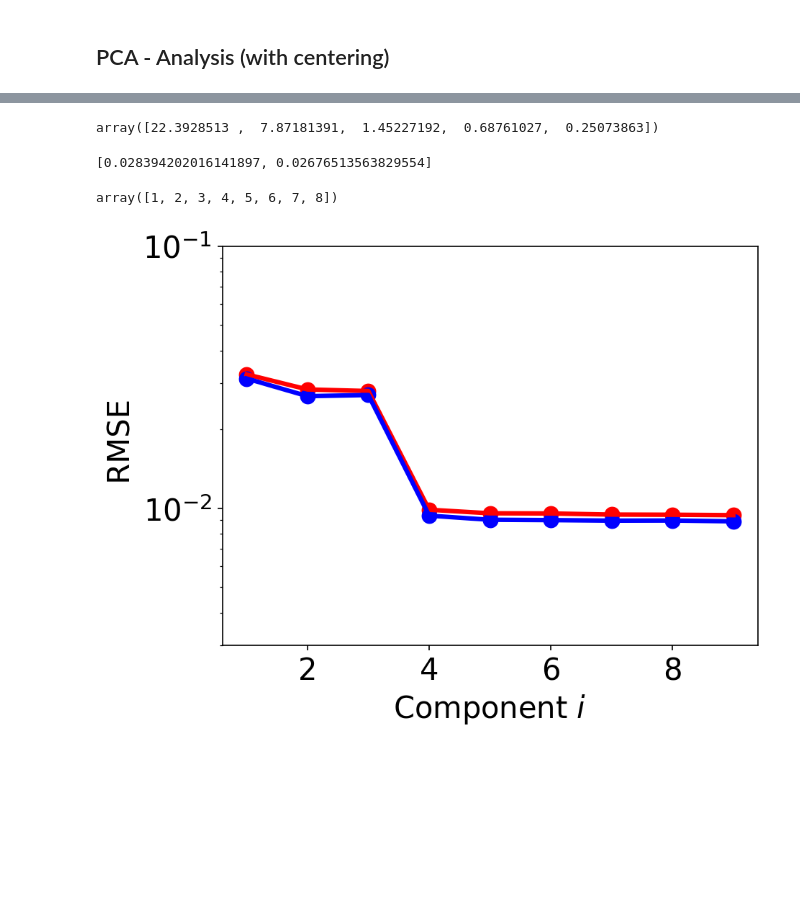
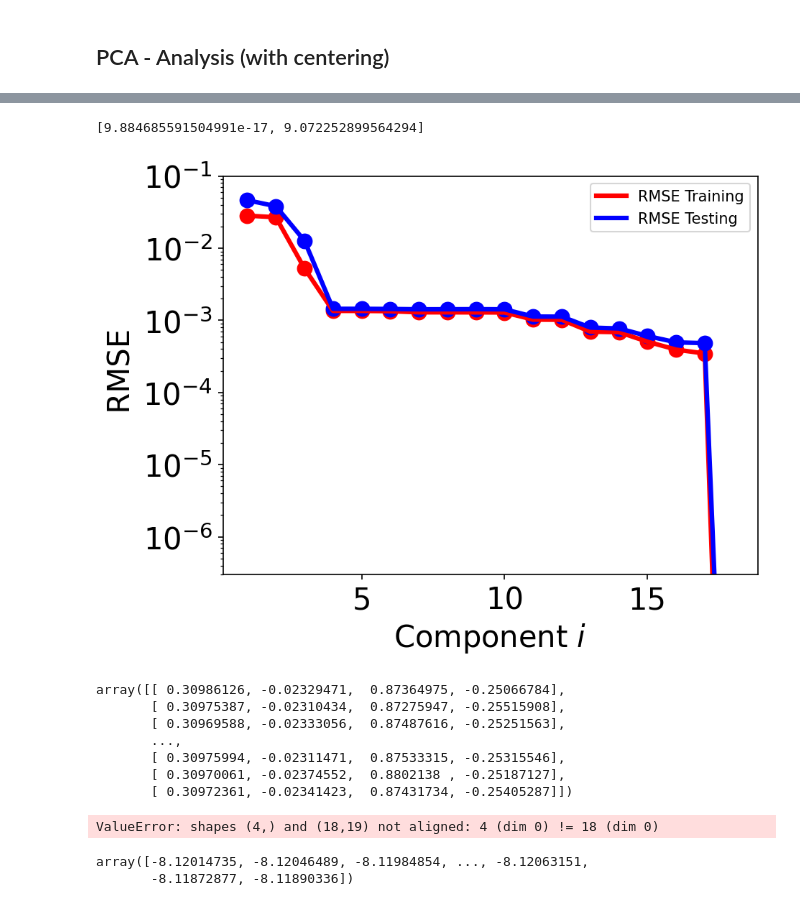
Before and after one commit to ascsn/ModelOrthogonalization, a Jupyter notebook: ToyExample/toymodelsExperiments.ipynb, the cells around one changed output, grey strips where cells are left out. Saved outputs shown, nothing was run; the diff lists cells and outputs as text; code cells hidden in the pictures; blank space fills up the shorter version.

```diff
--- a/ToyExample/toymodelsExperiments.ipynb
+++ b/ToyExample/toymodelsExperiments.ipynb
@@ -460,8 +570,8 @@ Z_range=(20,20)
 N_range=(0,300)
 
 
-filtered_models_output = models_output_df[(models_output_df['Z'] >= Z_range[0]) & (models_output_df['Z'] <= Z_range[1]) &
-                     (models_output_df['N'] >= N_range[0]) & (models_output_df['N'] <= N_range[1])]
+filtered_models_output = models_output[(models_output['Z'] >= Z_range[0]) & (models_output['Z'] <= Z_range[1]) &
+                     (models_output['N'] >= N_range[0]) & (models_output['N'] <= N_range[1])]
 
 filtered_models_output_test = models_output_test[(models_output_test['Z'] >= Z_range[0]) & (models_output_test['Z'] <= Z_range[1]) &
                      (models_output_test['N'] >= N_range[0]) & (models_output_test['N'] <= N_range[1])]
@@ -550,5 +660,5 @@ plt.show()
 # %%
-components_kept=5
+components_kept=18
 S_hat=np.array([S[i] for i in range(components_kept)])
 
 U_hat=np.array([U.T[i]*S_hat[i] for i in range(components_kept)])
@@ -563,8 +673,8 @@ for i in range(components_kept):
     models_PC[str("PC_")+str(i+1)] = np.dot(Vt_hat[i],model_predictions.T)
 
 models_PC = pd.DataFrame(models_PC)
-models_PC["N"] = input_NZ["N"]
-models_PC["Z"] = input_NZ["Z"]
+models_PC["N"] = Full_set.T[0]
+models_PC["Z"] = Full_set.T[1]
 models_PC["A"] = models_PC["N"] + models_PC["Z"]
 # %%
 #Creating principal components that are for testing
@@ -962,7 +1079,3 @@ rmse
-# %%
-S_hat
-# %% [output]
-array([22.3928513 ,  7.87181391,  1.45227192,  0.68761027,  0.25073863])
 # %%
 def PC_RMSE_calculator(components_kept):
 
@@ -1022,43 +1135,69 @@ def PC_RMSE_calculator(components_kept):
 
     return [np.sqrt(sigma_squared),sigma_test]
 # %%
-PC_RMSE_calculator(2)
+PC_RMSE_calculator(19)
 # %% [output]
-[0.028394202016141897, 0.02676513563829554]
+[9.884685591504991e-17, 9.072252899564294]
 # %%
 s_test=[]
 s_train=[]
 
-for i in range(1,10):
+for i in range(1,19):
     res=PC_RMSE_calculator(i)
     s_train.append(res[0])
     s_test.append(res[1])
-# %%
-np.arange(1,len(s_train))
-# %% [output]
-array([1, 2, 3, 4, 5, 6, 7, 8])
 # %%
 plt.rc("xtick", labelsize=20)
 plt.rc("ytick", labelsize=20)
 
 
 fig, ax = plt.subplots(dpi=150)
 fig.patch.set_facecolor('white')
 
 
 ax.scatter(np.arange(1,len(s_train)+1), s_train,color='red',s=90)
 ax.plot(np.arange(1,len(s_train)+1), s_train,color='red',linewidth=3,label="RMSE Training")
 
 
 ax.scatter(np.arange(1,len(s_test)+1), s_test,color='blue',s=90)
 ax.plot(np.arange(1,len(s_test)+1), s_test,color='blue',linewidth=3,label="RMSE Testing")
 
 
 ax.set_yscale('log')
 ax.set_xlabel(r'Component $i$',fontsize=20)
 ax.set_ylabel(r' RMSE',fontsize=20);
-plt.ylim(3*10**(-3),0.1)
+plt.ylim(3*10**(-7),0.1)
 # plt.title("Singular values decay",fontsize=30)
+plt.legend()
 plt.show()
 # %% [output]
-[figure, old version]
+[figure, new version]
+# %%
+theta_rand
+# %% [output]
+array([[ 0.30986126, -0.02329471,  0.87364975, -0.25066784],
+       [ 0.30975387, -0.02310434,  0.87275947, -0.25515908],
+       [ 0.30969588, -0.02333056,  0.87487616, -0.25251563],
+       ...,
+       [ 0.30975994, -0.02311471,  0.87533315, -0.25315546],
+       [ 0.30970061, -0.02374552,  0.8802138 , -0.25187127],
+       [ 0.30972361, -0.02341423,  0.87431734, -0.25405287]])
+# %%
+target_predictions=[]
+
+for i in range(len(theta_rand)):
+
+    coeffs=theta_rand[i].dot(Vt_hat)
+
+    # target_predictions.append(coeffs)
+    target_predictions.append(coeffs.dot(models_output_target) + models_output_target_mean)
+
+
+target_predictions=np.array(target_predictions)
+# %% [output]
+ValueError: shapes (4,) and (18,19) not aligned: 4 (dim 0) != 18 (dim 0)
+# %%
+target_predictions
+# %% [output]
+array([-8.12014735, -8.12046489, -8.11984854, ..., -8.12063151,
+       -8.11872877, -8.11890336])
```
Also changed, not shown: parts of 35 cells of this notebook, 1 other file.
